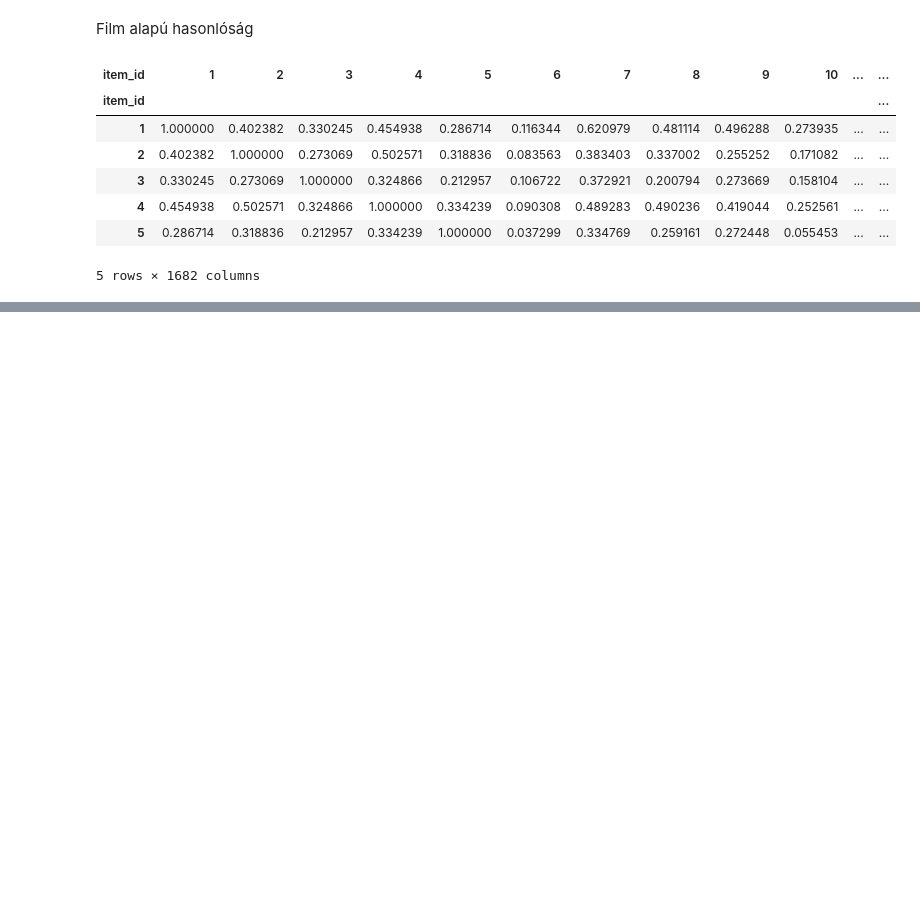
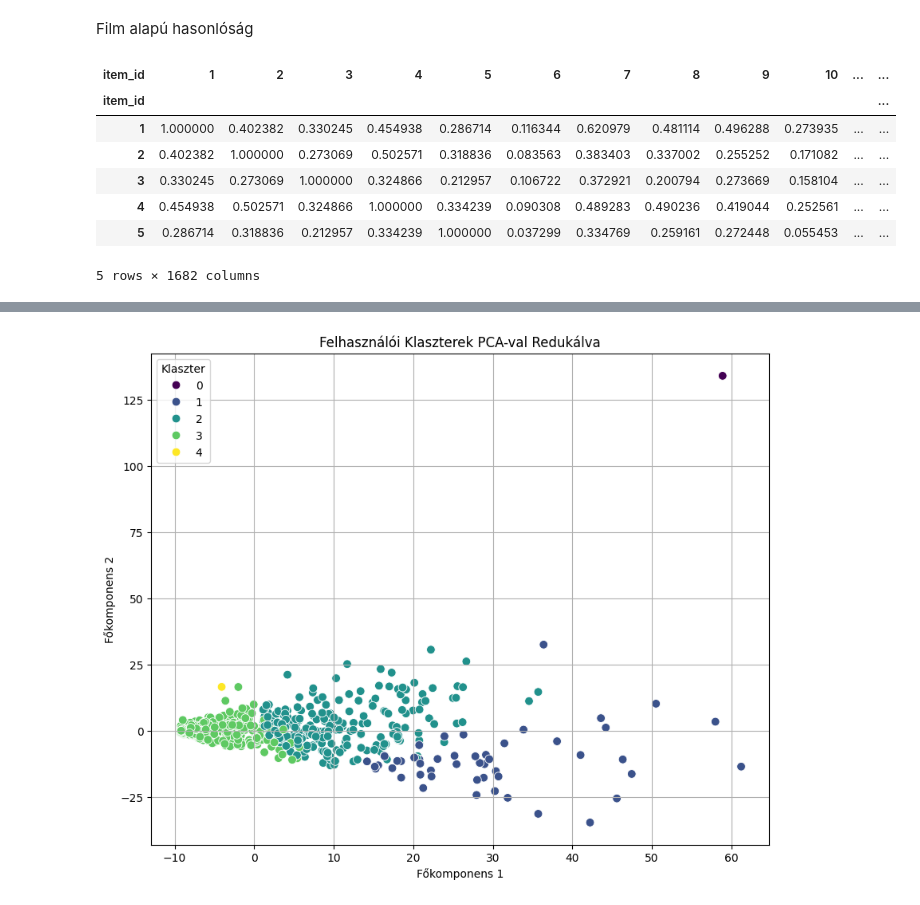
Before and after one commit to patrikviszt/unsupervisedLearning, a Jupyter notebook: movieRecommendation.ipynb, the cells around one changed output, grey strips where cells are left out. Cells and saved outputs as stored; diff of their text form; code cells hidden in the pictures; blank space fills up the shorter version.

Commit message:
✨ Implements movie recommendation && KMeans clustering

```diff
--- a/movieRecommendation.ipynb
+++ b/movieRecommendation.ipynb
@@ -139,0 +157,13 @@ item_similarity_df.head()
+# %%
+user_ratings_for_clustering = user_movie_rating_fillled.copy()
+# %%
+scaler = StandardScaler()
+scaled_user_ratings=scaler.fit_transform(user_ratings_for_clustering)
+# %%
+n_clusters=5
+kmeans=KMeans(n_clusters=n_clusters, random_state=42, n_init=10)
+user_clusters = kmeans.fit_predict(scaled_user_ratings)
+# %%
+user['cluster'] = user['user_id'].map(dict(zip(user_movie_rating.index, user_clusters)))
+print("\nFelhasználók és a hozzájuk rendelt klaszterek (első néhány sor):")
+print(user[['user_id', 'occupation', 'cluster']].head())
@@ -139,0 +191,16 @@ item_similarity_df.head()
+# %%
+pca = PCA(n_components=2)
+principal_components = pca.fit_transform(scaled_user_ratings)
+pca_df = pd.DataFrame(data=principal_components, columns=['principal_component_1', 'principal_component_2'])
+pca_df['cluster'] = user['cluster'].values
+
+plt.figure(figsize=(10, 8))
+sns.scatterplot(x='principal_component_1', y='principal_component_2', hue='cluster', data=pca_df, palette='viridis', s=60)
+plt.title('Felhasználói Klaszterek PCA-val Redukálva')
+plt.xlabel('Főkomponens 1')
+plt.ylabel('Főkomponens 2')
+plt.legend(title='Klaszter')
+plt.grid(True)
+plt.show()
+# %% [output]
+[figure, added]
```
Also changed, not shown: parts of 9 cells of this notebook.
